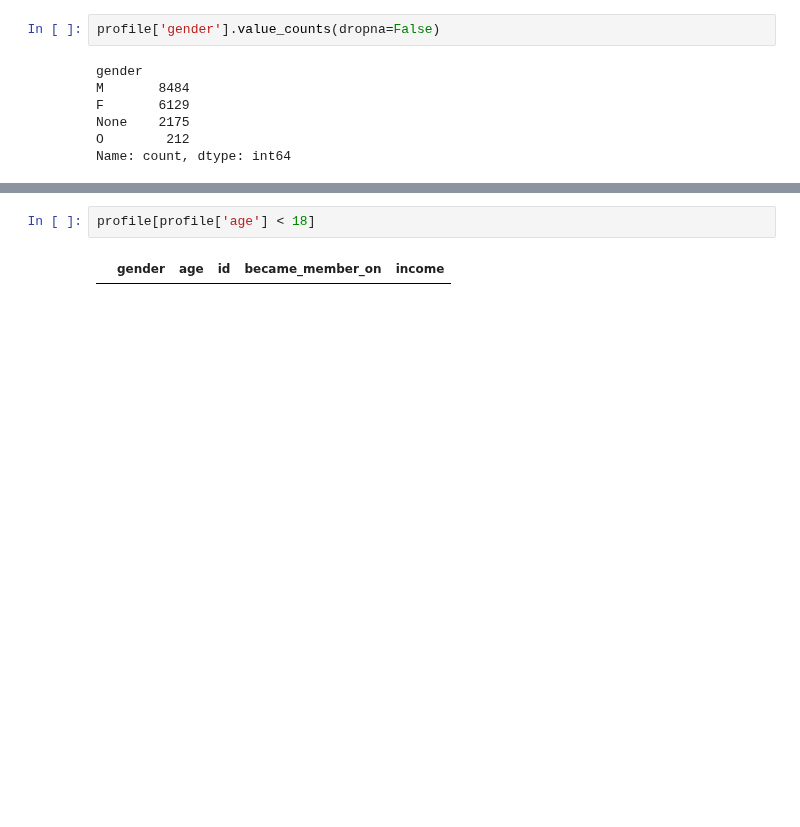
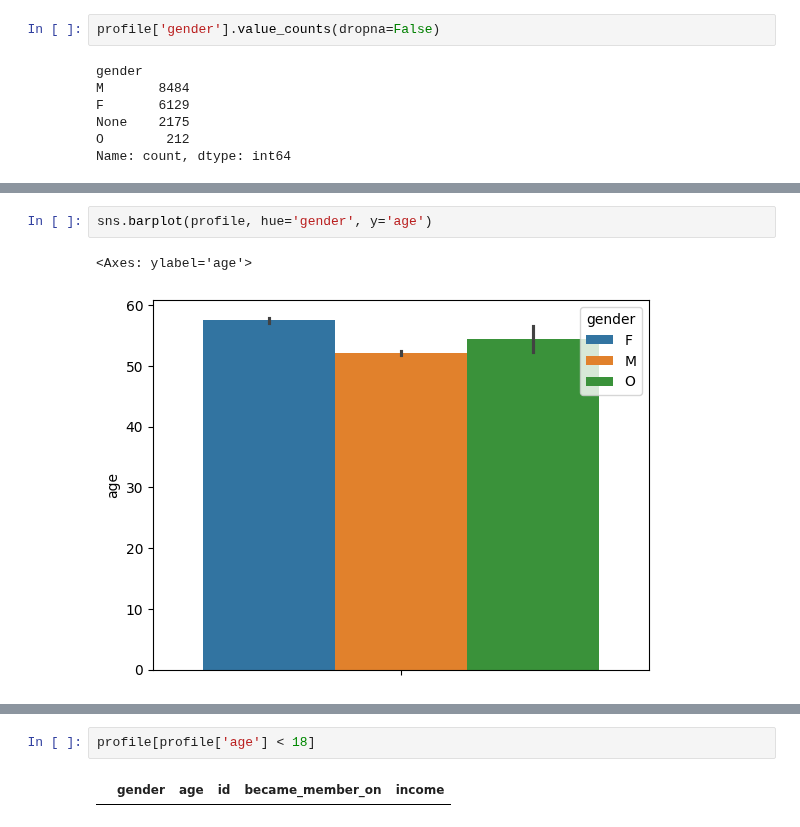
Before and after one commit to Niltonjuniorphd/Starbucks_project, a Jupyter notebook: Starbucks_Capstone_notebook.ipynb, the cells around one changed output, grey strips where cells are left out. Drawn from its saved outputs; the diff is of its cells as text; blank space fills up the shorter version.

```diff
--- a/Starbucks_Capstone_notebook.ipynb
+++ b/Starbucks_Capstone_notebook.ipynb
@@ -241,0 +254,5 @@ Name: count, dtype: int64
+# %%
+sns.barplot(profile, hue='gender', y='age')
+# %% [output]
+<Axes: ylabel='age'>
+[figure, added]
```
Also changed, not shown: parts of 24 cells of this notebook.
